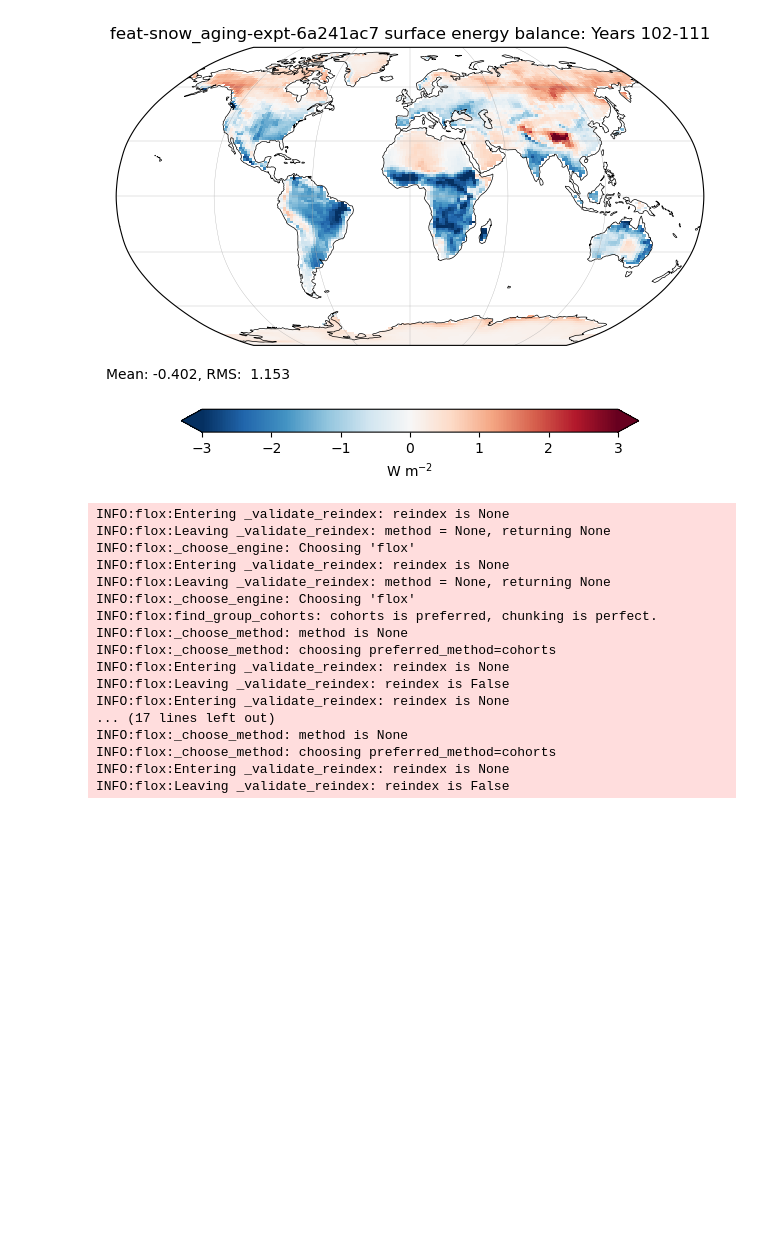
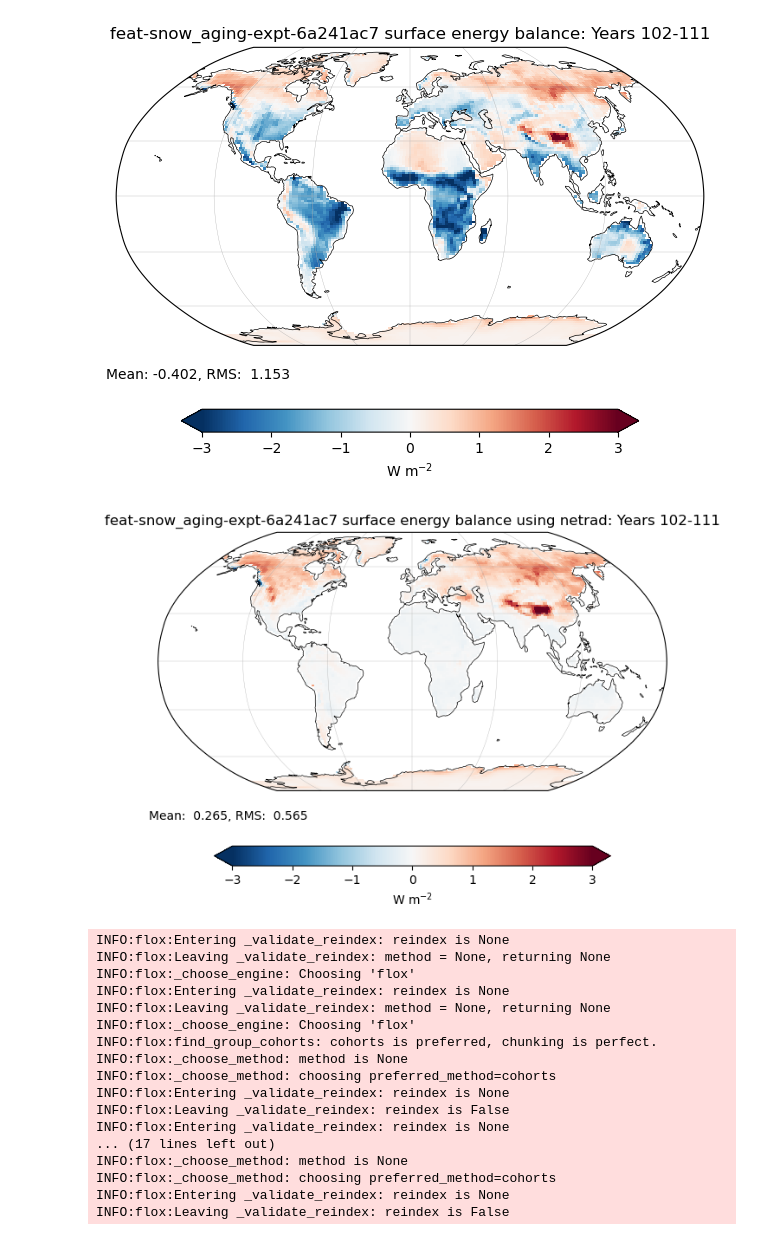
Before and after one commit to ACCESS-NRI/access-eval-recipes, a Jupyter notebook: land/esm16_energy_water_balance.ipynb, the cells around one changed output. Drawn from its saved outputs; the diff is of its cells as text; code cells hidden in the pictures; blank space fills up the shorter version.

Commit message:
Add energy balance using tile net radiation

```diff
--- a/land/esm16_energy_water_balance.ipynb
+++ b/land/esm16_energy_water_balance.ipynb
@@ -83,6 +69,7 @@ reqd = ['fld_s05i216', # precip
         'fld_s03i234', # hfls
         'fld_s03i258',  # snm
         'fld_s03i236',  # tas
+        'fld_s03i314',  # netrad on tiles
         'fld_s08i023',  # snow mass
         'time_bnds', 'lon_bnds', 'lat_bnds'
 ]
@@ -128,0 +165,21 @@ INFO:flox:Leaving _validate_reindex: reindex is False
+# %%
+rls = d['fld_s02i201']
+rss = d['fld_s01i201']
+hfss = d['fld_s03i217']
+hfls = d['fld_s03i234']
+snm = d['fld_s03i258']
+
+# Find the tile dimension name of netrad
+# This may differ depending on which output fields were saved
+v = d['fld_s03i314']
+for x in v.coords:
+    # Use shape rather than len to avoid problems with zero length coordinates
+    if x.startswith('pseudo_level') and v[x].shape == (17,):
+        tile_coord = x
+netrad = (d['fld_s03i314'].rename({tile_coord:'type'}) * landCoverFrac).sum('type')
+
+net_energy = (rss + rls - hfss - hfls - snm)
+net_energy_mean = annual_mean(net_energy).mean('year').load()
+
+net_energy2 = (netrad - hfss - hfls - snm)
+net_energy2_mean = annual_mean(net_energy2).mean('year').load()
@@ -146,6 +221,26 @@ plt.tight_layout()
 savefig(f'{archive.name}_energybal.png')
 # %% [output]
 [figure]
+# %%
+fig = plt.figure()
+ax = fig.add_subplot(1,1,1,projection=ccrs.Robinson())
+ax.coastlines(resolution='110m',linewidth=0.5)
+ax.gridlines(draw_labels=False,linewidth=0.25)
+diff = net_energy2_mean + land
+p = diff.plot(ax=ax, transform=ccrs.PlateCarree(), add_colorbar=False, vmax=3)
+plt.colorbar(p, shrink=0.75, orientation='horizontal', extend='both', label='W m$^{-2}$')
+y1 = net_energy.time.data[0].year
+y2 = net_energy.time.data[-1].year
+ax.set_title(f'{archive.name} surface energy balance using netrad: Years {y1}-{y2}')
+mean = (diff*area).sum() / (area+land).sum()
+rms = ((diff*diff*area).sum() / (area+land).sum())**0.5
+mean = float(mean.data)
+rms = float(rms.data)
+fig.text(0.025, 0.25, f"Mean: {mean:6.3f}, RMS: {rms:6.3f}")
+plt.tight_layout()
+savefig(f'{archive.name}_energybal_netrad.png')
+# %% [output]
+[figure, added]
 # %%
 pr = d['fld_s05i216']
 evspsbl  = d['fld_s03i223']
```
Also changed, not shown: parts of 5 cells of this notebook.
